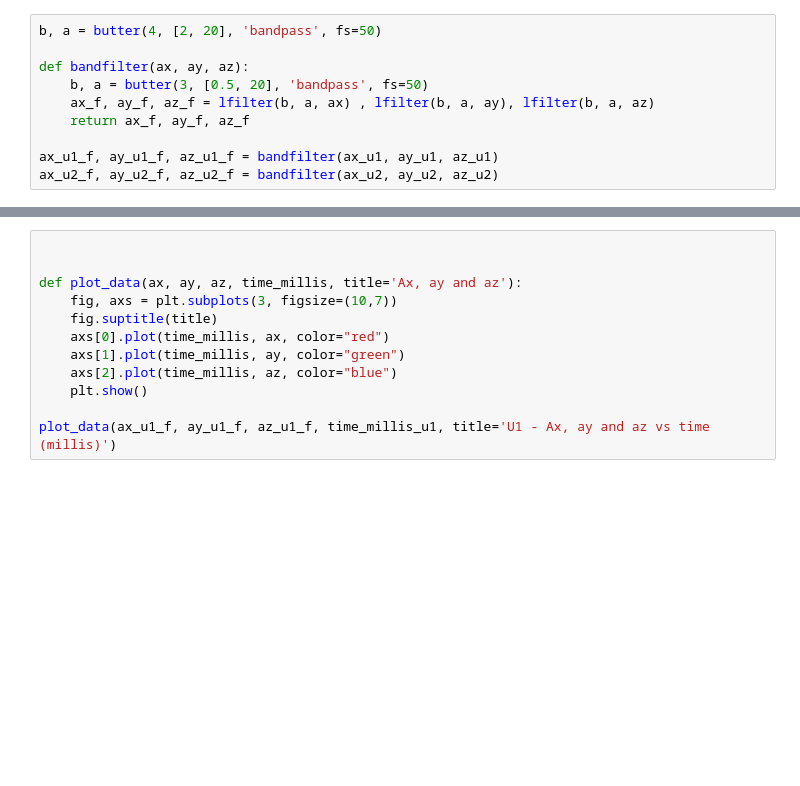
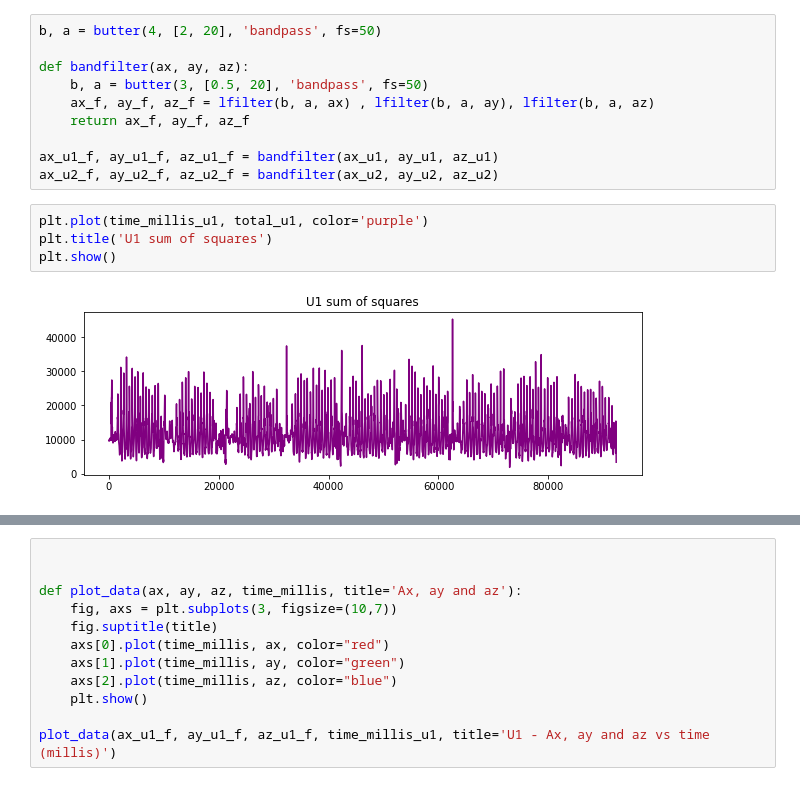
Before and after one commit to SurfTheRepo/Gait-Analysis-IoT-Solution, a Jupyter notebook: ml_part.ipynb, the cells around one changed output, grey strips where cells are left out. Drawn from its saved outputs; the diff is of its cells as text; blank space fills up the shorter version.

```diff
--- a/ml_part.ipynb
+++ b/ml_part.ipynb
@@ -64,3 +64,9 @@ def bandfilter(ax, ay, az):
 
 ax_u1_f, ay_u1_f, az_u1_f = bandfilter(ax_u1, ay_u1, az_u1)
 ax_u2_f, ay_u2_f, az_u2_f = bandfilter(ax_u2, ay_u2, az_u2)
+# %%
+plt.plot(time_millis_u1, total_u1, color='purple')
+plt.title('U1 sum of squares')
+plt.show()
+# %% [output]
+[figure, added]
```
Also changed, not shown: parts of 9 cells of this notebook, 1 other file.
